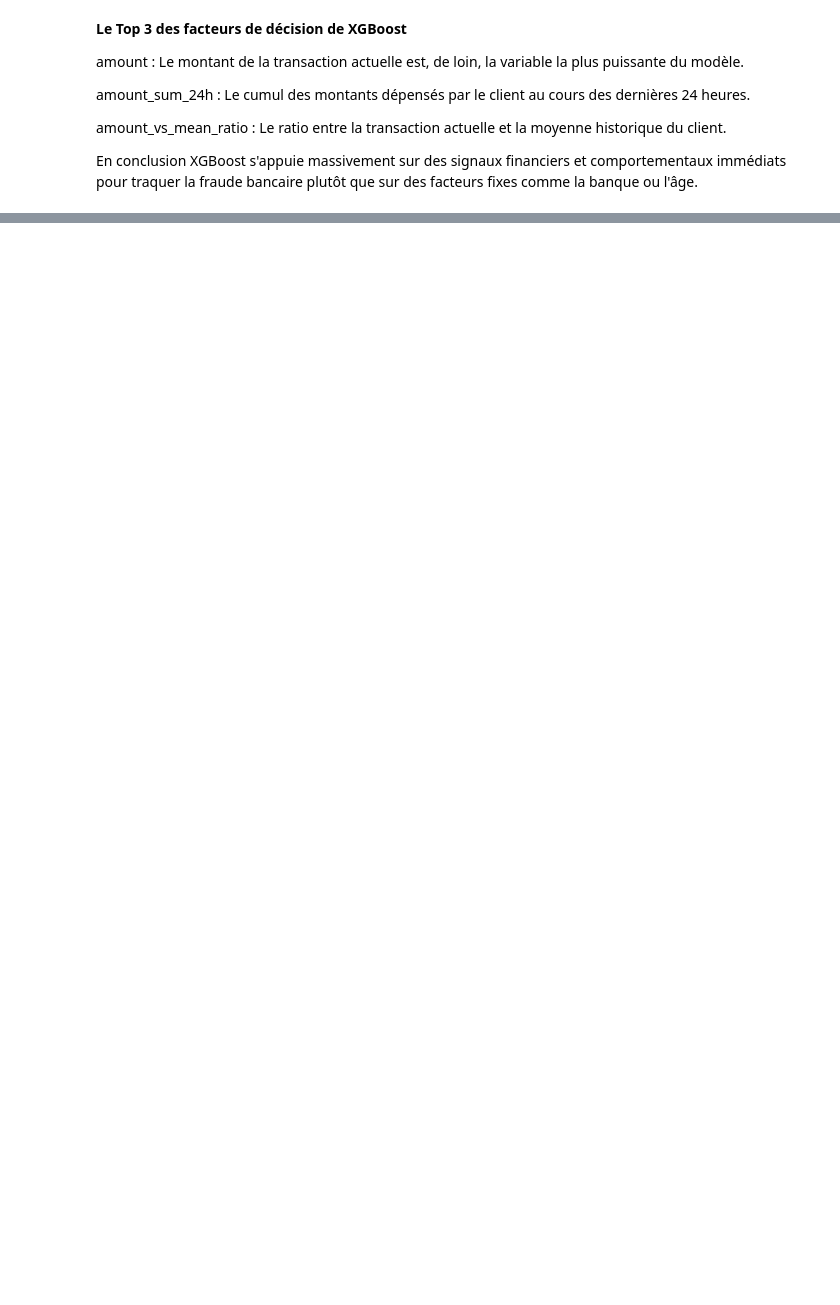
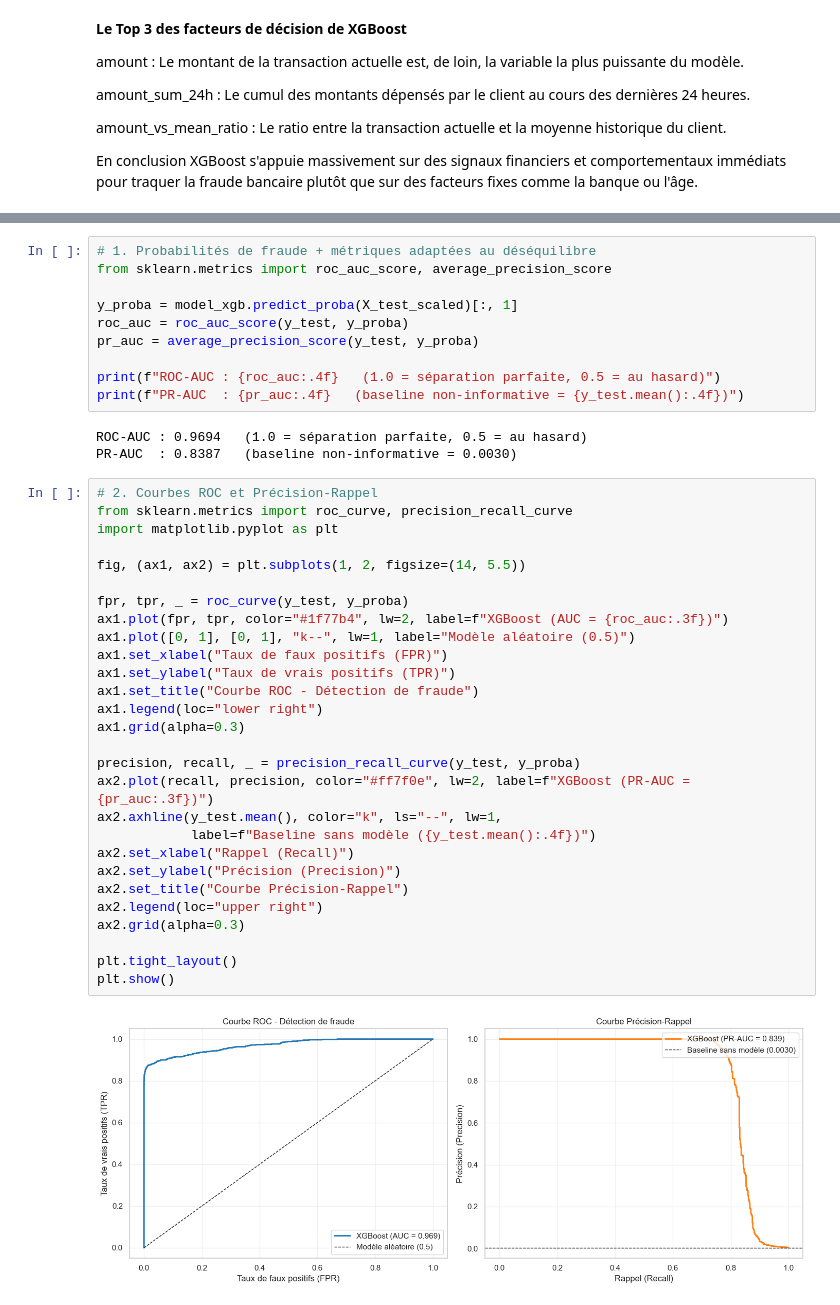
Before and after one commit to TekyAms/Fraud_detection_project, a Jupyter notebook: exploration.ipynb, the cells around one changed output, grey strips where cells are left out. Saved outputs shown, nothing was run; the diff lists cells and outputs as text; blank space fills up the shorter version.

```diff
--- a/exploration.ipynb
+++ b/exploration.ipynb
@@ -881,0 +894,43 @@ En conclusion XGBoost s'appuie massivement sur des signaux financiers et comport
+# %%
+# 1. Probabilités de fraude + métriques adaptées au déséquilibre
+from sklearn.metrics import roc_auc_score, average_precision_score
+
+y_proba = model_xgb.predict_proba(X_test_scaled)[:, 1]
+roc_auc = roc_auc_score(y_test, y_proba)
+pr_auc = average_precision_score(y_test, y_proba)
+
+print(f"ROC-AUC : {roc_auc:.4f}   (1.0 = séparation parfaite, 0.5 = au hasard)")
+print(f"PR-AUC  : {pr_auc:.4f}   (baseline non-informative = {y_test.mean():.4f})")
+# %% [output]
+ROC-AUC : 0.9694   (1.0 = séparation parfaite, 0.5 = au hasard)
+PR-AUC  : 0.8387   (baseline non-informative = 0.0030)
+# %%
+# 2. Courbes ROC et Précision-Rappel
+from sklearn.metrics import roc_curve, precision_recall_curve
+import matplotlib.pyplot as plt
+
+fig, (ax1, ax2) = plt.subplots(1, 2, figsize=(14, 5.5))
+
+fpr, tpr, _ = roc_curve(y_test, y_proba)
+ax1.plot(fpr, tpr, color="#1f77b4", lw=2, label=f"XGBoost (AUC = {roc_auc:.3f})")
+ax1.plot([0, 1], [0, 1], "k--", lw=1, label="Modèle aléatoire (0.5)")
+ax1.set_xlabel("Taux de faux positifs (FPR)")
+ax1.set_ylabel("Taux de vrais positifs (TPR)")
+ax1.set_title("Courbe ROC - Détection de fraude")
+ax1.legend(loc="lower right")
+ax1.grid(alpha=0.3)
+
+precision, recall, _ = precision_recall_curve(y_test, y_proba)
+ax2.plot(recall, precision, color="#ff7f0e", lw=2, label=f"XGBoost (PR-AUC = {pr_auc:.3f})")
+ax2.axhline(y_test.mean(), color="k", ls="--", lw=1,
+            label=f"Baseline sans modèle ({y_test.mean():.4f})")
+ax2.set_xlabel("Rappel (Recall)")
+ax2.set_ylabel("Précision (Precision)")
+ax2.set_title("Courbe Précision-Rappel")
+ax2.legend(loc="upper right")
+ax2.grid(alpha=0.3)
+
+plt.tight_layout()
+plt.show()
+# %% [output]
+[figure, added]
```
Also changed, not shown: parts of 13 cells of this notebook, 4 other files.
